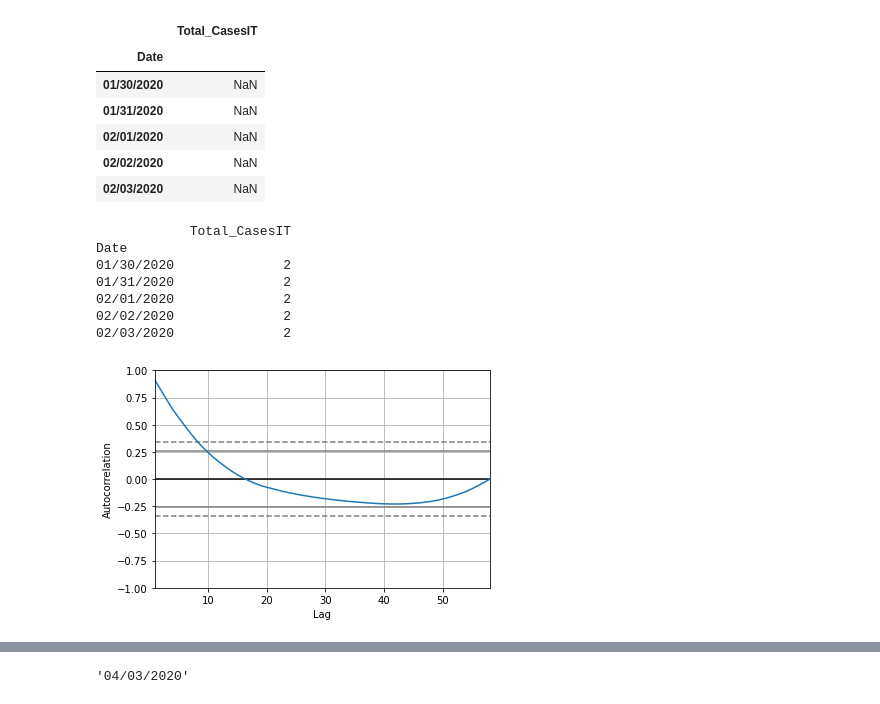
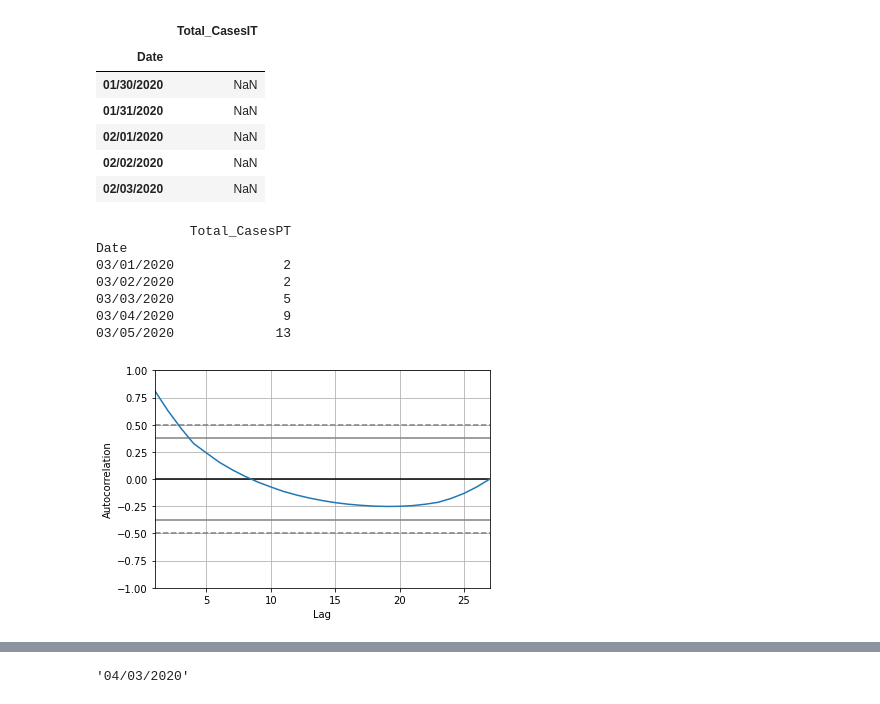
Before and after one commit to BrunoMartins11/covid-19-API, a Jupyter notebook: Notebook/Covid-Analyzer.ipynb, the cells around one changed output, grey strips where cells are left out. Saved outputs shown, nothing was run; the diff lists cells and outputs as text; code cells hidden in the pictures.

```diff
--- a/Notebook/Covid-Analyzer.ipynb
+++ b/Notebook/Covid-Analyzer.ipynb
@@ -286,19 +251,19 @@ data_reg.head()
 | 02/02/2020 | NaN |
 | 02/03/2020 | NaN |
 # %%
-data_arima = dataIT.drop(columns=['New_Daily_CasesIT','New_Daily_DeathsIT','Total_DeathsIT','Total_RecoveriesIT'], axis=0)
+data_arima = dataPT[['Total_CasesPT']]
 print(data_arima.head())
 pd.plotting.autocorrelation_plot(data_arima)
 plt.show()
 # %% [output]
-            Total_CasesIT
+            Total_CasesPT
 Date
-01/30/2020              2
-01/31/2020              2
-02/01/2020              2
-02/02/2020              2
-02/03/2020              2
+03/01/2020              2
+03/02/2020              2
+03/03/2020              5
+03/04/2020              9
+03/05/2020             13
-[figure, old version]
+[figure, new version]
 # %%
 # ARIMA Model
 from statsmodels.tsa.arima.model import ARIMA
```
Also changed, not shown: parts of 8 cells of this notebook, 9 other files.
